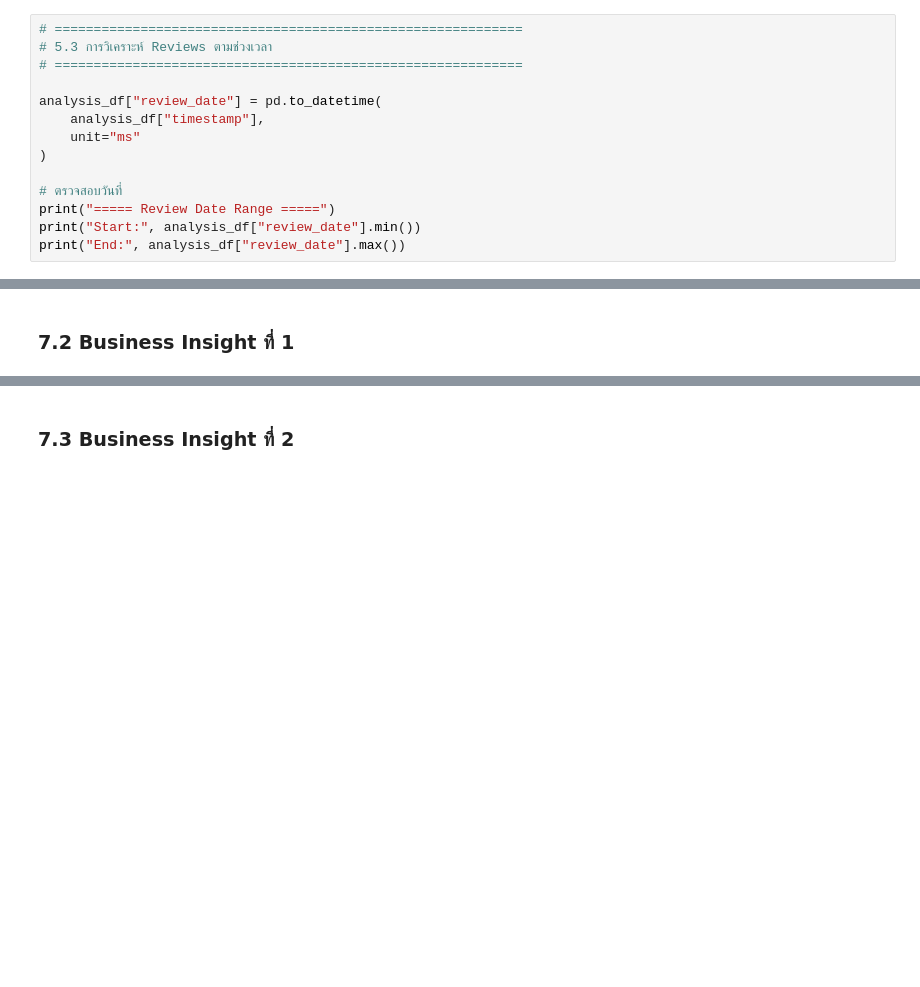
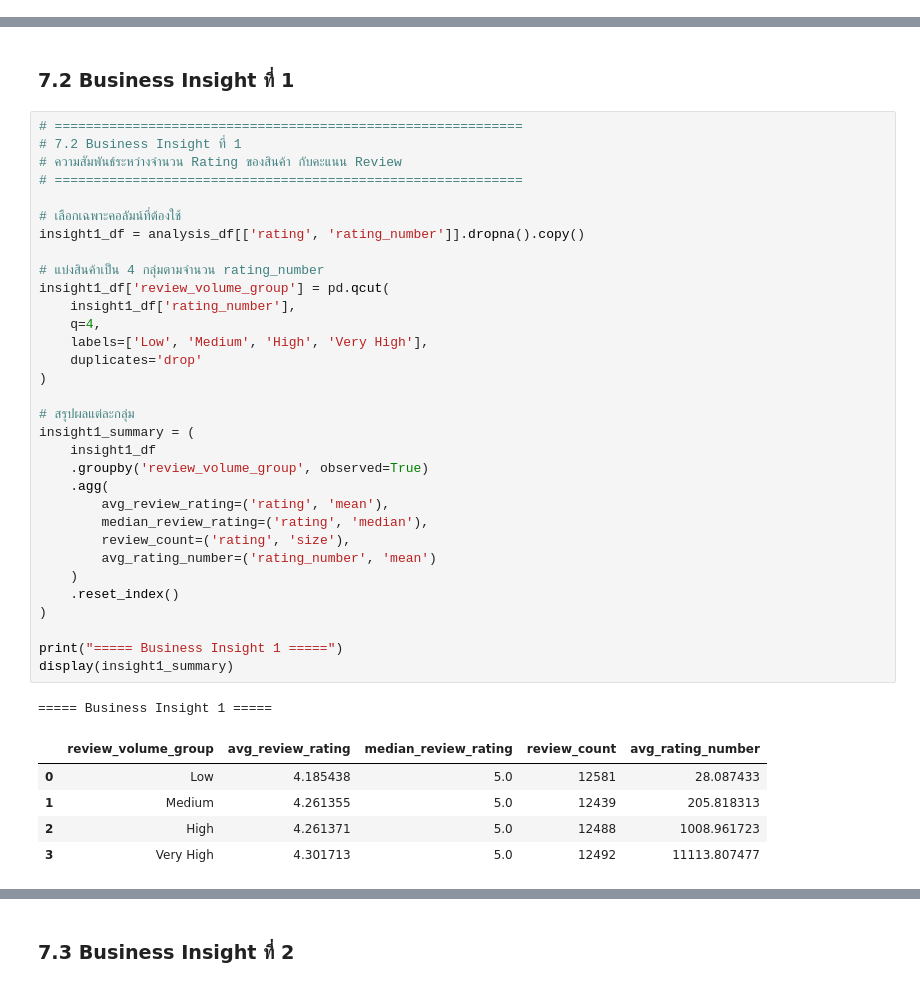
Before and after one commit to suphitchakh-web/Project_1, a Jupyter notebook: Team06_Part2.ipynb, the cells around one changed output, grey strips where cells are left out. Drawn from its saved outputs; the diff is of its cells as text; blank space fills up the shorter version.

Commit message:
Add Amy business insights and reality check

```diff
--- a/Team06_Part2.ipynb
+++ b/Team06_Part2.ipynb
@@ -870,16 +730,2 @@ Average reviews per product: 2.04
 # %% [markdown]
 ### 5.3 การวิเคราะห์ Reviews ตามช่วงเวลา
-# %%
-# ============================================================
-# 5.3 การวิเคราะห์ Reviews ตามช่วงเวลา
-# ============================================================
-
-analysis_df["review_date"] = pd.to_datetime(
-    analysis_df["timestamp"],
-    unit="ms"
-)
-
-# ตรวจสอบวันที่
-print("===== Review Date Range =====")
-print("Start:", analysis_df["review_date"].min())
-print("End:", analysis_df["review_date"].max())
@@ -1977,2 +765,41 @@ display(insight_summary)
 # %% [markdown]
 ### 7.2 Business Insight ที่ 1
+# %%
+# ============================================================
+# 7.2 Business Insight ที่ 1
+# ความสัมพันธ์ระหว่างจำนวน Rating ของสินค้า กับคะแนน Review
+# ============================================================
+
+# เลือกเฉพาะคอลัมน์ที่ต้องใช้
+insight1_df = analysis_df[['rating', 'rating_number']].dropna().copy()
+
+# แบ่งสินค้าเป็น 4 กลุ่มตามจำนวน rating_number
+insight1_df['review_volume_group'] = pd.qcut(
+    insight1_df['rating_number'],
+    q=4,
+    labels=['Low', 'Medium', 'High', 'Very High'],
+    duplicates='drop'
+)
+
+# สรุปผลแต่ละกลุ่ม
+insight1_summary = (
+    insight1_df
+    .groupby('review_volume_group', observed=True)
+    .agg(
+        avg_review_rating=('rating', 'mean'),
+        median_review_rating=('rating', 'median'),
+        review_count=('rating', 'size'),
+        avg_rating_number=('rating_number', 'mean')
+    )
+    .reset_index()
+)
+
+print("===== Business Insight 1 =====")
+display(insight1_summary)
+# %% [output]
+===== Business Insight 1 =====
+|  | review_volume_group | avg_review_rating | median_review_rating | review_count | avg_rating_number |
+| 0 | Low | 4.185438 | 5.0 | 12581 | 28.087433 |
+| 1 | Medium | 4.261355 | 5.0 | 12439 | 205.818313 |
+| 2 | High | 4.261371 | 5.0 | 12488 | 1008.961723 |
+| 3 | Very High | 4.301713 | 5.0 | 12492 | 11113.807477 |
```
Also changed, not shown: parts of 79 cells of this notebook.
